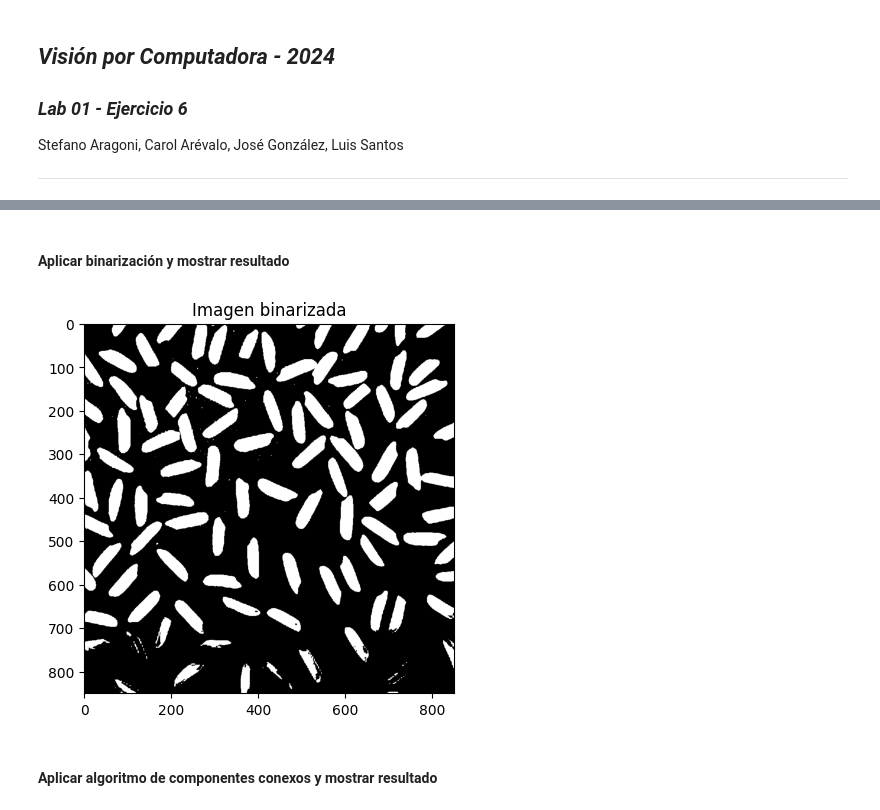
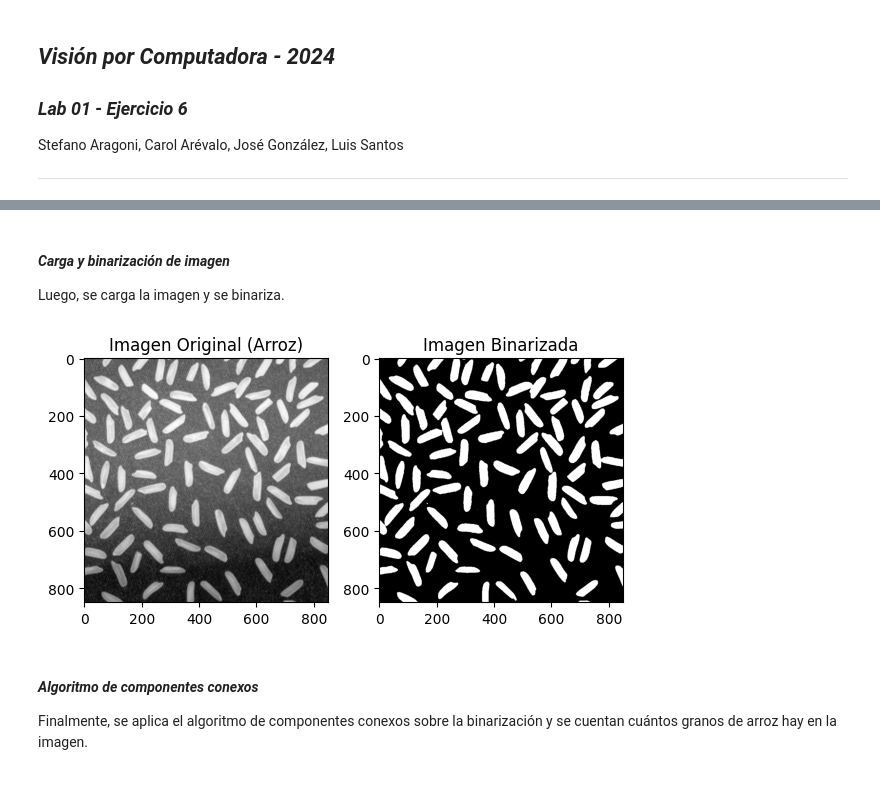
Before and after one commit to stefanoaragoni/computerVision_Lab01, a Jupyter notebook: Lab01_Ejercicio6.ipynb, the cells around one changed output, grey strips where cells are left out. Cells and saved outputs as stored; diff of their text form; code cells hidden in the pictures.

```diff
--- a/Lab01_Ejercicio6.ipynb
+++ b/Lab01_Ejercicio6.ipynb
@@ -46,20 +38,36 @@ plt.show()
-# %% [markdown]
-#### Aplicar binarización y mostrar resultado
-# %%
-# Crear un kernel
-kernel = np.ones((3,3), np.uint8)
-
-# Aplicar binarización con Otsu
-binarizada = binarize(imagen, cv2.THRESH_OTSU)
-
-# Mostrar la imagen binarizada
-plt.imshow(binarizada, cmap='gray')
-plt.title('Imagen binarizada')
-plt.show()
-# %% [output]
-[figure, removed]
-# %% [markdown]
-#### Aplicar algoritmo de componentes conexos y mostrar resultado
+# %% [markdown]
+#### *Carga y binarización de imagen*
+
+Luego, se carga la imagen y se binariza.
+# %%
+# Se carga la imagen
+rice_img = cv2.imread('img/rice.jpg', 0)
+
+# Se binariza la imagen utilzando segmentación para obtener los granos de arroz         -> Mismo proceso que en Lista01
+clahe = cv2.createCLAHE(clipLimit=2.0, tileGridSize=(8, 8))
+clahe_img = clahe.apply(rice_img)
+blurred_rice_img_clahe = cv2.GaussianBlur(clahe_img, (5, 5), 0)
+_, binarizada = cv2.threshold(blurred_rice_img_clahe, 0, 255, cv2.THRESH_BINARY + cv2.THRESH_OTSU)
+
+# Se grafican las imágenes
+plt.figure(figsize=(9, 4))
+
+plt.subplot(1, 3, 1)
+plt.imshow(rice_img, cmap='gray')
+plt.title('Imagen Original (Arroz)')
+
+plt.subplot(1, 3, 2)
+plt.imshow(binarizada, cmap='gray')
+plt.title('Imagen Binarizada')
+
+plt.tight_layout()
+plt.show()
+# %% [output]
+[figure, added]
+# %% [markdown]
+#### *Algoritmo de componentes conexos*
+
+Finalmente, se aplica el algoritmo de componentes conexos sobre la binarización y se cuentan cuántos granos de arroz hay en la imagen.
 # %%
 conexo, numEtiquetas = connectedComponents(binarizada)
 
```
Also changed, not shown: parts of 11 cells of this notebook, 4 other files.
